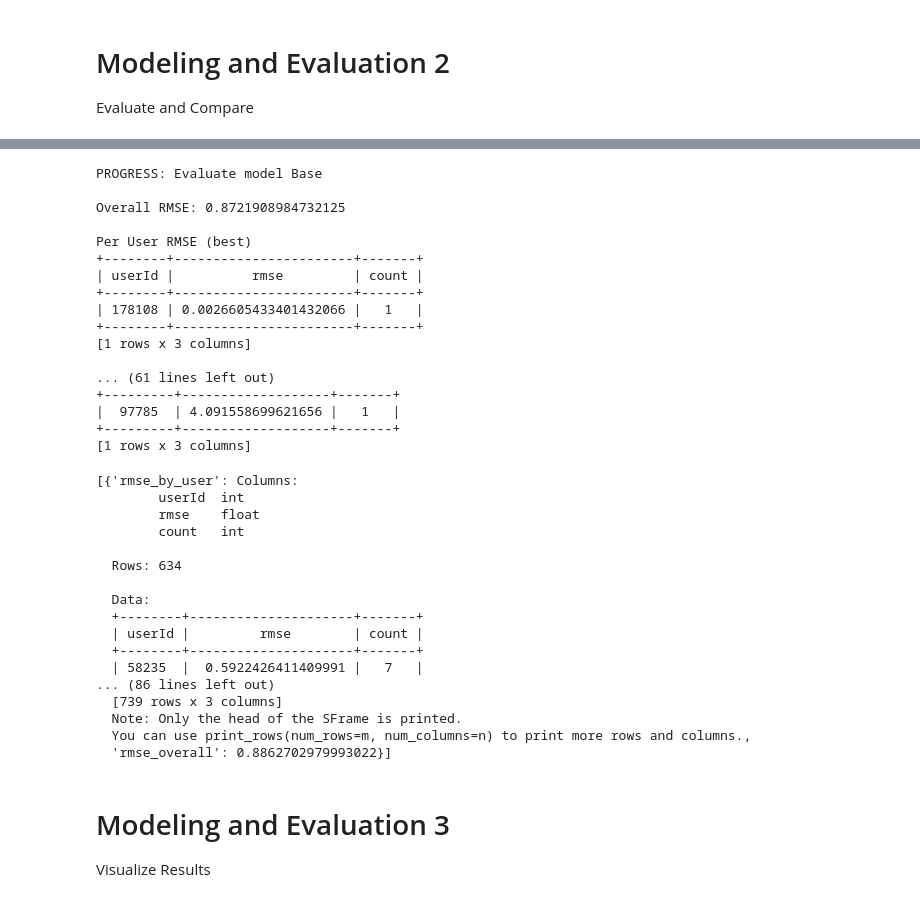
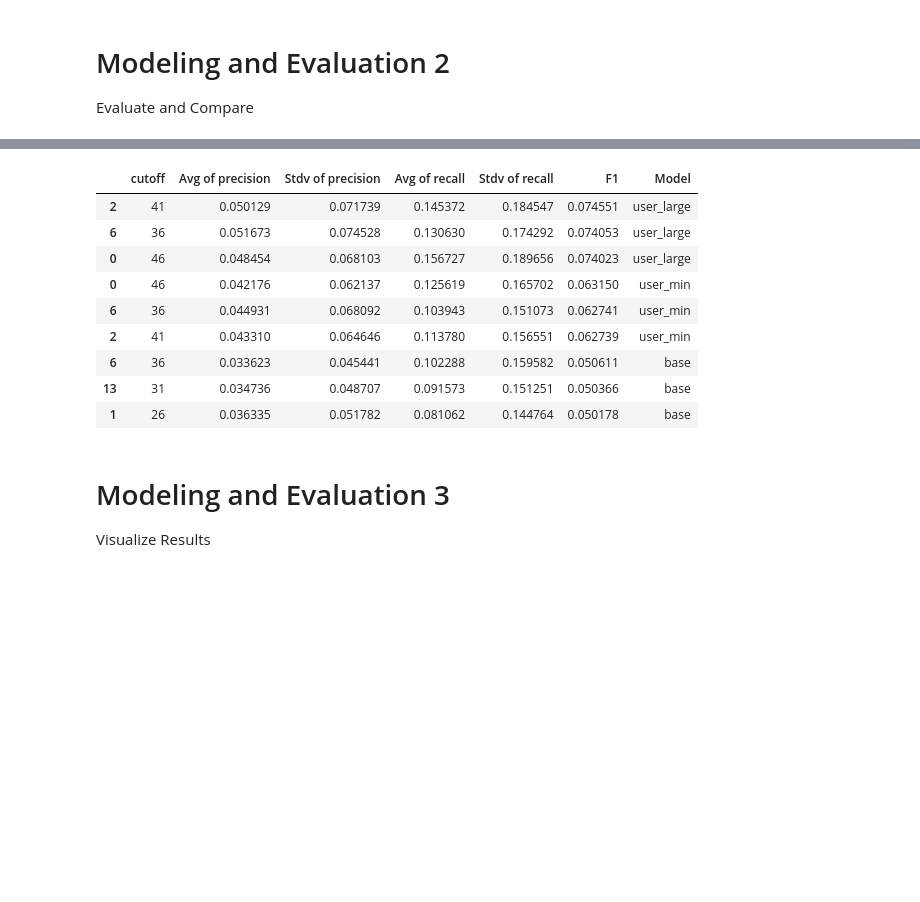
Before and after one commit to sachinac/ML7331, a Jupyter notebook: msds_7331_lab3.ipynb, the cells around one changed output, grey strips where cells are left out. Saved outputs shown, nothing was run; the diff lists cells and outputs as text; code cells hidden in the pictures; blank space fills up the shorter version.

Commit message:
add sideload model and eval metrics

```diff
--- a/msds_7331_lab3.ipynb
+++ b/msds_7331_lab3.ipynb
@@ -1290,3 +1318,5 @@ You can use print_rows(num_rows=m, num_columns=n) to print more rows and columns
 # Modeling and Evaluation 2
 
 Evaluate and Compare
+# %%
+base_eval = base_model.evaluate(test_data)
@@ -1292,0 +1341,2 @@ Evaluate and Compare
+# %%
+user_min_eval = user_prefs_min.evaluate(test_data)
@@ -1292,0 +1361,2 @@ Evaluate and Compare
+# %%
+user_large_eval = user_prefs_large.evaluate(test_data)
@@ -1332,40 +1419,38 @@ Precision and recall summary statistics by cutoff
-# %%
-tc.recommender.util.compare_models(user_prefs_test_data, [base_model, user_prefs_model], metric='rmse', model_names=['Base','User Preferences'])
-# %% [output]
-PROGRESS: Evaluate model Base
-
-Overall RMSE: 0.8721908984732125
-
-Per User RMSE (best)
-+--------+-----------------------+-------+
-| userId |          rmse         | count |
-+--------+-----------------------+-------+
-| 178108 | 0.0026605433401432066 |   1   |
-+--------+-----------------------+-------+
-[1 rows x 3 columns]
-
-... (61 lines left out)
-+---------+-------------------+-------+
-|  97785  | 4.091558699621656 |   1   |
-+---------+-------------------+-------+
-[1 rows x 3 columns]
-[{'rmse_by_user': Columns:
-        userId  int
-        rmse    float
-        count   int
-
-  Rows: 634
-
-  Data:
-  +--------+---------------------+-------+
-  | userId |         rmse        | count |
-  +--------+---------------------+-------+
-  | 58235  |  0.5922426411409991 |   7   |
-... (86 lines left out)
-  [739 rows x 3 columns]
-  Note: Only the head of the SFrame is printed.
-  You can use print_rows(num_rows=m, num_columns=n) to print more rows and columns.,
-  'rmse_overall': 0.8862702979993022}]
+# %%
+def get_metrics(model_eval, model_name):
+    agg_list = [
+        tc.aggregate.AVG('precision'),
+        tc.aggregate.STD('precision'),
+        tc.aggregate.AVG('recall'),
+        tc.aggregate.STD('recall')
+    ]
+
+    base_metrics = pd.DataFrame(model_eval['precision_recall_by_user'].groupby('cutoff',agg_list))
+
+    #F1 calculation from: https://scikit-learn.org/stable/modules/generated/sklearn.metrics.f1_score.html
+    p = base_metrics['Avg of precision']
+    r = base_metrics['Avg of recall']
+    base_metrics['F1'] = 2*(p*r)/(p+r)
+    base_metrics['Model'] = model_name
+
+    return base_metrics.sort_values('F1', ascending=False).nlargest(3,'F1')
+# %%
+pd.concat([
+    get_metrics(base_eval,'base'),
+    get_metrics(user_min_eval,'user_min'),
+    get_metrics(user_large_eval,'user_large')]
+).sort_values('F1', ascending=False)
+# %% [output]
+|  | cutoff | Avg of precision | Stdv of precision | Avg of recall | Stdv of recall | F1 | Model |
+| 2 | 41 | 0.050129 | 0.071739 | 0.145372 | 0.184547 | 0.074551 | user_large |
+| 6 | 36 | 0.051673 | 0.074528 | 0.130630 | 0.174292 | 0.074053 | user_large |
+| 0 | 46 | 0.048454 | 0.068103 | 0.156727 | 0.189656 | 0.074023 | user_large |
+| 0 | 46 | 0.042176 | 0.062137 | 0.125619 | 0.165702 | 0.063150 | user_min |
+| 6 | 36 | 0.044931 | 0.068092 | 0.103943 | 0.151073 | 0.062741 | user_min |
+| 2 | 41 | 0.043310 | 0.064646 | 0.113780 | 0.156551 | 0.062739 | user_min |
+| 6 | 36 | 0.033623 | 0.045441 | 0.102288 | 0.159582 | 0.050611 | base |
+| 13 | 31 | 0.034736 | 0.048707 | 0.091573 | 0.151251 | 0.050366 | base |
+| 1 | 26 | 0.036335 | 0.051782 | 0.081062 | 0.144764 | 0.050178 | base |
 # %% [markdown]
 # Modeling and Evaluation 3
 
```
Also changed, not shown: parts of 21 cells of this notebook.
